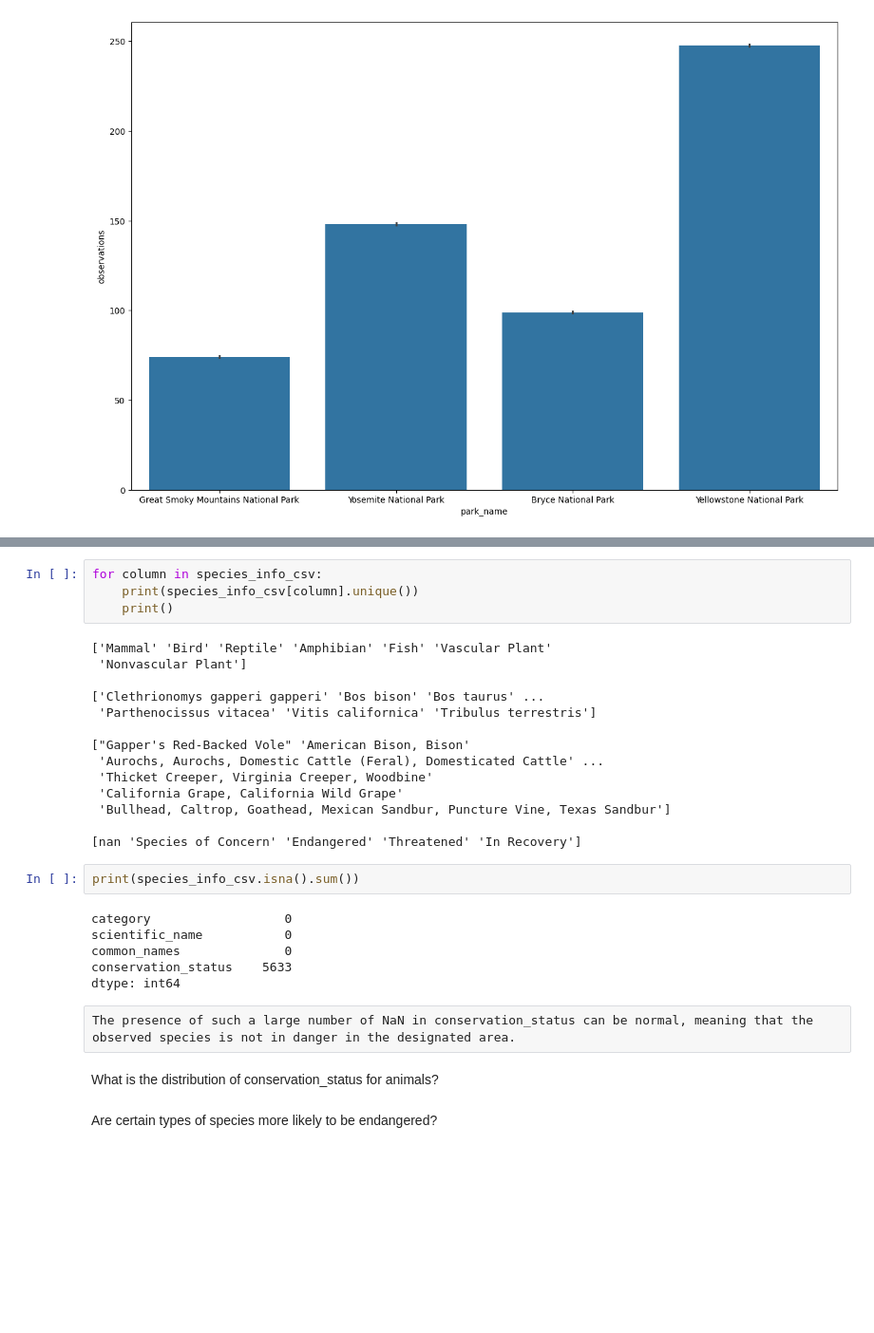
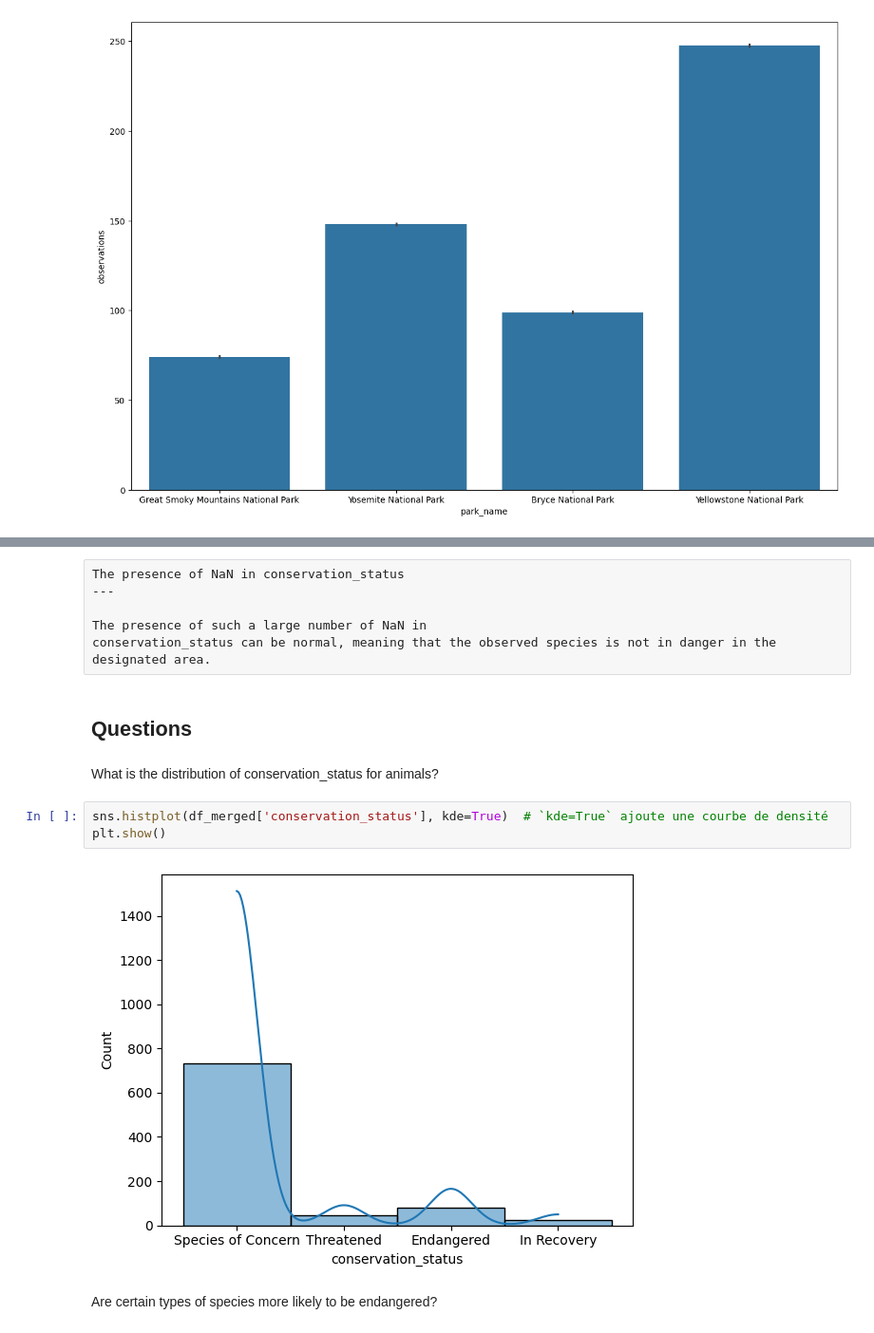
Before and after one commit to GitOlivier10/biodiversity-starter, a Jupyter notebook: biodiversity.ipynb, the cells around one changed output, grey strips where cells are left out. Shown at 95% size. Drawn from its saved outputs; the diff is of its cells as text; blank space fills up the shorter version.

```diff
--- a/biodiversity.ipynb
+++ b/biodiversity.ipynb
@@ -225,32 +138,18 @@ dtype: object
-# %%
-for column in species_info_csv:
-    print(species_info_csv[column].unique())
-    print()
-# %% [output]
-['Mammal' 'Bird' 'Reptile' 'Amphibian' 'Fish' 'Vascular Plant'
- 'Nonvascular Plant']
-
-['Clethrionomys gapperi gapperi' 'Bos bison' 'Bos taurus' ...
- 'Parthenocissus vitacea' 'Vitis californica' 'Tribulus terrestris']
-
-["Gapper's Red-Backed Vole" 'American Bison, Bison'
- 'Aurochs, Aurochs, Domestic Cattle (Feral), Domesticated Cattle' ...
- 'Thicket Creeper, Virginia Creeper, Woodbine'
- 'California Grape, California Wild Grape'
- 'Bullhead, Caltrop, Goathead, Mexican Sandbur, Puncture Vine, Texas Sandbur']
-
-[nan 'Species of Concern' 'Endangered' 'Threatened' 'In Recovery']
-# %%
-print(species_info_csv.isna().sum())
-# %% [output]
-category                  0
-scientific_name           0
-common_names              0
-conservation_status    5633
-dtype: int64
 # %% [raw]
-The presence of such a large number of NaN in conservation_status can be normal, meaning that the observed species is not in danger in the designated area.
+The presence of NaN in conservation_status
+---
+
+The presence of such a large number of NaN in
+conservation_status can be normal, meaning that the observed species is not in danger in the designated area.
+# %% [markdown]
+Questions
+---
 # %% [markdown]
 What is the distribution of conservation_status for animals?
+# %%
+sns.histplot(df_merged['conservation_status'], kde=True)  # `kde=True` ajoute une courbe de densité
+plt.show()
+# %% [output]
+[figure, added]
 # %% [markdown]
 Are certain types of species more likely to be endangered?
```
Also changed, not shown: parts of 13 cells of this notebook.
